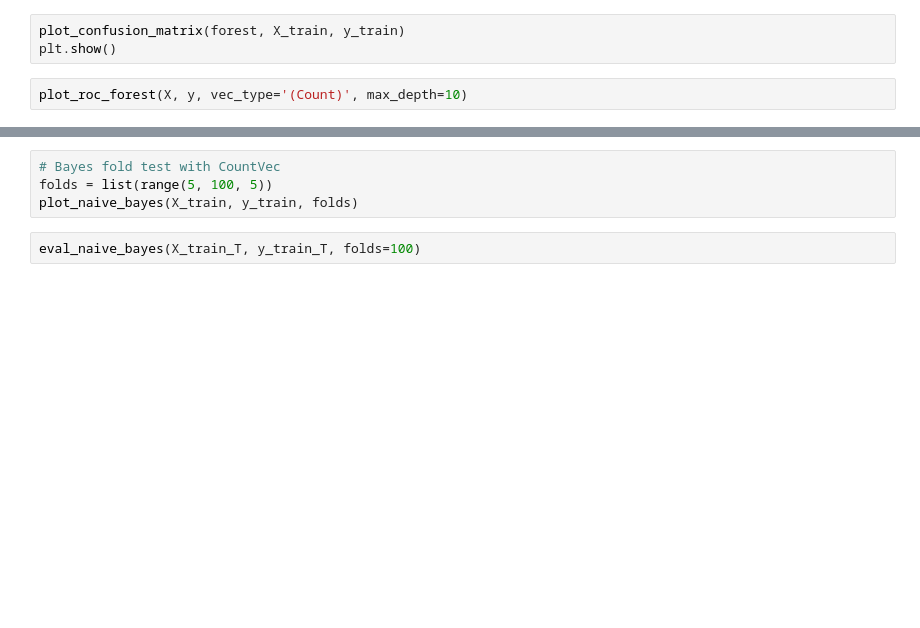
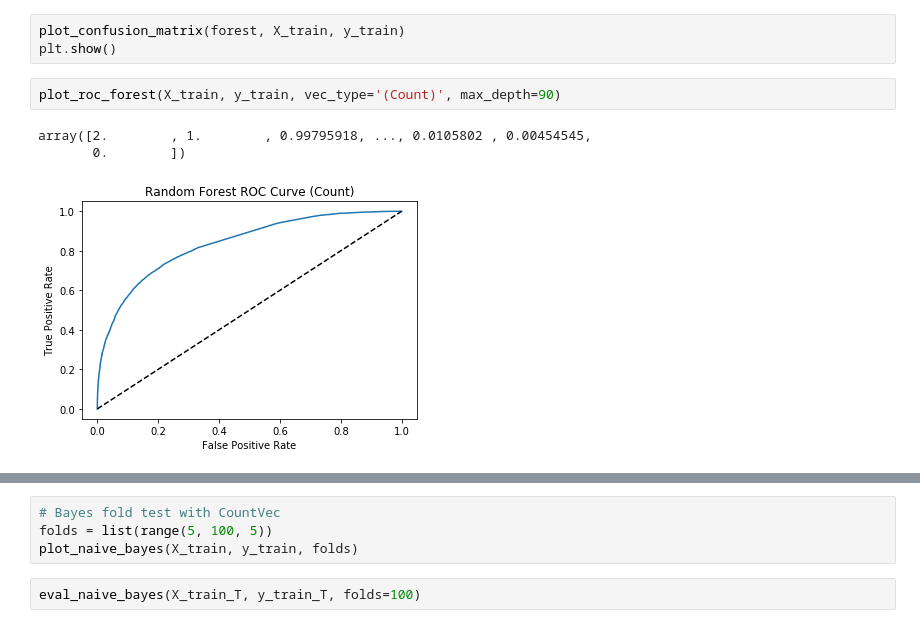
Before and after one commit to leckieje/chyrons_nlp, a Jupyter notebook: chyrons_book.ipynb, the cells around one changed output, grey strips where cells are left out. Saved outputs shown, nothing was run; the diff lists cells and outputs as text; blank space fills up the shorter version.

```diff
--- a/chyrons_book.ipynb
+++ b/chyrons_book.ipynb
@@ -465,4 +652,8 @@ print(accuracy)
 plot_confusion_matrix(forest, X_train, y_train)
 plt.show()
 # %%
-plot_roc_forest(X, y, vec_type='(Count)', max_depth=10)
+plot_roc_forest(X_train, y_train, vec_type='(Count)', max_depth=90)
+# %% [output]
+array([2.        , 1.        , 0.99795918, ..., 0.0105802 , 0.00454545,
+       0.        ])
+[figure, added]
```
Also changed, not shown: parts of 31 cells of this notebook.
